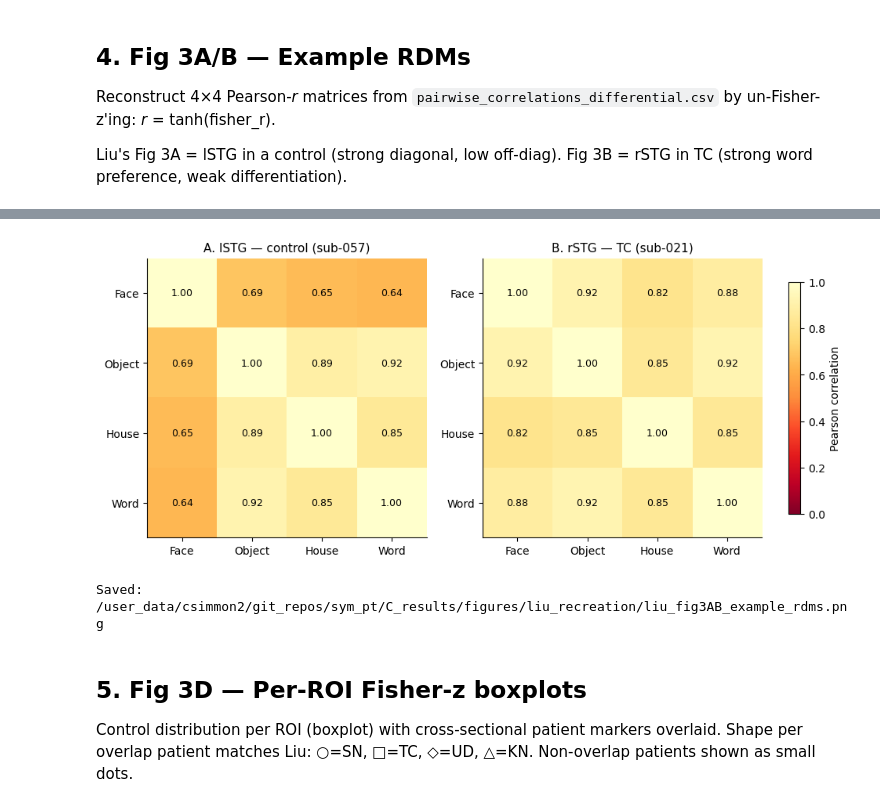
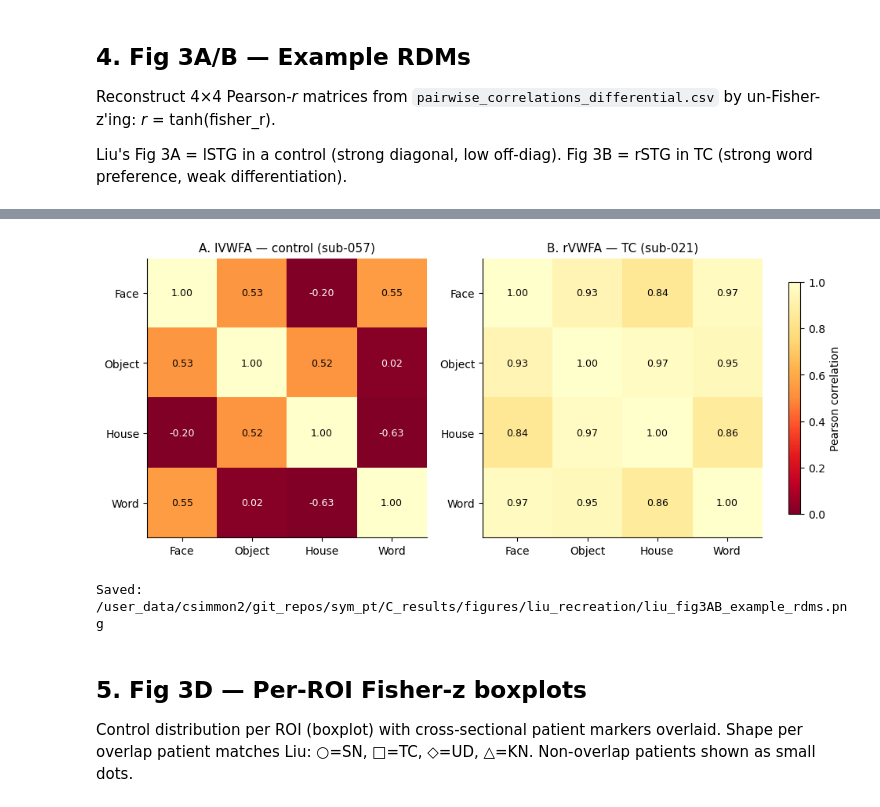
Before and after one commit to cnsimmons/sym_pt, a Jupyter notebook: liu_recreation_xs.ipynb, the cells around one changed output, grey strips where cells are left out. Saved outputs shown, nothing was run; the diff lists cells and outputs as text; code cells hidden in the pictures.

Commit message:
updated figures

```diff
--- a/liu_recreation_xs.ipynb
+++ b/liu_recreation_xs.ipynb
@@ -40,8 +40,8 @@ FIG_DIR  = Path('/user_data/csimmon2/git_repos/sym_pt/C_results/figures/liu_recr
 FIG_DIR.mkdir(parents=True, exist_ok=True)
 
 COPE_SET = 'differential'
-EXCLUDE  = ['sub-017', 'sub-084' 'sub-0079', 'sub-027']                     # polymicrogyria, missing data, need to rerun hemisphere, because I can't troubleshoot tnoght
-
+EXCLUDE  = ['sub-017','sub-027']                     # 1) polymicrogyria, 2) missing data 3) because I can't troubleshoot tonight
+#EXCLUDE = ['sub-017', 'sub-084', 'sub-027']                     # 1) polymicrogyria, 2) missing data 3) because I can't troubleshoot tonight
 EXCLUDE_SES = [('sub-108', 2)]             # T2→T1 registration issue
 
 # Liu code → Claire's sub-ID (3 overlap; SN/OT not in Claire's OTC sample)
@@ -305,6 +305,7 @@ ROI_COLOR = {
     'house_PPA':   '#00cc00',  'house_TOS':   '#66ff66',
     'object_LOC':  'cyan',     'object_pF':   '#0077cc',
     'word_VWFA':   '#ff8800',  'word_STG':    '#ffcc00',
+    'evc':          '#888888',
 }
 ALL_CATS = list(ROI_COLOR.keys())
 
@@ -409,9 +414,7 @@ Liu's Fig 3A = lSTG in a control (strong diagonal, low off-diag). Fig 3B = rSTG
 # %%
-CATS4 = ['face', 'object', 'house', 'word']   # Liu row/col order
-
+CATS4 = ['face', 'object', 'house', 'word']
 
 def reconstruct_rdm(subj_pw):
-    """Build 4×4 Pearson r from fisher_r pair values."""
     M = np.full((4, 4), np.nan)
     for i, a in enumerate(CATS4):
         for j, b in enumerate(CATS4):
@@ -423,48 +426,57 @@ def reconstruct_rdm(subj_pw):
                 M[i, j] = np.tanh(hit['fisher_r'].iloc[0])
     return M
 
-# Pick a representative control with lSTG data
-ctrl_lstg = ctrl_pw[(ctrl_pw['category'] == 'word_STG') & (ctrl_pw['hemi'] == 'l')]
-ctrl_example = sorted(ctrl_lstg['subject_id'].unique())[0] if len(ctrl_lstg) else None
-ctrl_example = 'sub-057'
+# ── Pick ROI (change if needed) ──────────────────────────────────────────
+ROI_CAT  = 'word_VWFA'   # or 'word_STG', 'face_FFA', etc.
+CTRL_HEMI = 'l'
+PT_HEMI   = 'r'
 
-# Patient example: prefer TC (sub-021) for direct Liu comparison; fallback to KN
-def get_pt_rdm(sub, cat, hemi):
-    q = pt_pw[(pt_pw['subject_id'] == sub) & (pt_pw['category'] == cat) & (pt_pw['hemi'] == hemi)]
-    return (reconstruct_rdm(q), q) if len(q) else (None, q)
+# ── Control example ─────────────────────────────────────────────────────
+ctrl_set = ctrl_pw[(ctrl_pw['category'] == ROI_CAT) & (ctrl_pw['hemi'] == CTRL_HEMI)]
+ctrl_example = 'sub-057' if 'sub-057' in ctrl_set['subject_id'].unique() else (
+    sorted(ctrl_set['subject_id'].unique())[0] if len(ctrl_set) else None)
 
-pt_example_sub = None; pt_rdm = None
-for candidate in ['sub-021', 'sub-099', 'sub-044', 'sub-004']:
-    pt_rdm, _ = get_pt_rdm(candidate, 'word_STG', 'r')
-    if pt_rdm is not None and not np.all(np.isnan(pt_rdm[np.triu_indices(4, k=1)])):
-        pt_example_sub = candidate; break
+# ── Patient example — find first candidate with data ────────────────────
+pt_example_sub, pt_rdm = None, None
+for candidate in ['sub-021', 'sub-004', 'sub-010', 'sub-066', 'sub-069', 'sub-078']:
+    q = pt_pw[(pt_pw['subject_id'] == candidate) &
+              (pt_pw['category'] == ROI_CAT) & (pt_pw['hemi'] == PT_HEMI)]
+    if len(q):
+        pt_example_sub = candidate
+        pt_rdm = reconstruct_rdm(q)
+        break
 
+print(f'ROI: {ROI_CAT} | ctrl hemi={CTRL_HEMI}, pt hemi={PT_HEMI}')
 print(f'Control example: {ctrl_example}')
 print(f'Patient example: {pt_example_sub} ({LIU_CODES.get(pt_example_sub, "?")})')
 
-ctrl_q = ctrl_pw[(ctrl_pw['subject_id'] == ctrl_example) & (ctrl_pw['category'] == 'word_STG') & (ctrl_pw['hemi'] == 'l')]
-ctrl_rdm = reconstruct_rdm(ctrl_q)
+if ctrl_example is None or pt_example_sub is None:
+    print('ERROR: no data for one or both panels — change ROI_CAT or hemi')
+else:
+    ctrl_q = ctrl_pw[(ctrl_pw['subject_id'] == ctrl_example) &
+                     (ctrl_pw['category'] == ROI_CAT) & (ctrl_pw['hemi'] == CTRL_HEMI)]
+    ctrl_rdm = reconstruct_rdm(ctrl_q)
 
-fig, axes = plt.subplots(1, 2, figsize=(11, 4.8))
-panels = [
-    (axes[0], ctrl_rdm, f'A. lSTG — control ({ctrl_example})'),
-    (axes[1], pt_rdm,   f'B. rSTG — {LIU_CODES.get(pt_example_sub, pt_example_sub)} ({pt_example_sub})'),
-]
-for ax, M, ttl in panels:
-    im = ax.imshow(M, cmap='YlOrRd_r', vmin=0, vmax=1, aspect='equal')
-    ax.set_xticks(range(4)); ax.set_yticks(range(4))
-    ax.set_xticklabels(['Face', 'Object', 'House', 'Word'], fontsize=10)
-    ax.set_yticklabels(['Face', 'Object', 'House', 'Word'], fontsize=10)
-    ax.set_title(ttl, fontsize=11)
-    for i in range(4):
-        for j in range(4):
-            v = M[i, j]
-            if not np.isnan(v):
-                ax.text(j, i, f'{v:.2f}', ha='center', va='center',
-                        fontsize=9, color='black' if v > 0.5 else 'white')
-cbar = fig.colorbar(im, ax=axes, fraction=0.04, pad=0.04, shrink=0.8)
-cbar.set_label('Pearson correlation')
-plt.savefig(FIG_DIR / 'liu_fig3AB_example_rdms.png', dpi=300, bbox_inches='tight')
-plt.show()
-print(f'Saved: {FIG_DIR}/liu_fig3AB_example_rdms.png')
+    fig, axes = plt.subplots(1, 2, figsize=(11, 4.8))
+    panels = [
+        (axes[0], ctrl_rdm, f'A. {CTRL_HEMI}{ROI_CAT.split("_")[-1]} — control ({ctrl_example})'),
+        (axes[1], pt_rdm,   f'B. {PT_HEMI}{ROI_CAT.split("_")[-1]} — {LIU_CODES.get(pt_example_sub, pt_example_sub)} ({pt_example_sub})'),
+    ]
+    for ax, M, ttl in panels:
+        im = ax.imshow(M, cmap='YlOrRd_r', vmin=0, vmax=1, aspect='equal')
+        ax.set_xticks(range(4)); ax.set_yticks(range(4))
+        ax.set_xticklabels(['Face','Object','House','Word'], fontsize=10)
+        ax.set_yticklabels(['Face','Object','House','Word'], fontsize=10)
+        ax.set_title(ttl, fontsize=11)
+        for i in range(4):
+            for j in range(4):
+                v = M[i, j]
+                if not np.isnan(v):
+                    ax.text(j, i, f'{v:.2f}', ha='center', va='center',
+                            fontsize=9, color='black' if v > 0.5 else 'white')
+    cbar = fig.colorbar(im, ax=axes, fraction=0.04, pad=0.04, shrink=0.8)
+    cbar.set_label('Pearson correlation')
+    plt.savefig(FIG_DIR / 'liu_fig3AB_example_rdms.png', dpi=300, bbox_inches='tight')
+    plt.show()
+    print(f'Saved: {FIG_DIR}/liu_fig3AB_example_rdms.png')
 # %% [output]
@@ -471,6 +484,6 @@ print(f'Saved: {FIG_DIR}/liu_fig3AB_example_rdms.png')
 Control example: sub-057
 Patient example: sub-021 (TC)
-[figure, old version]
+[figure, new version]
 Saved: /user_data/csimmon2/git_repos/sym_pt/C_results/figures/liu_recreation/liu_fig3AB_example_rdms.png
 # %% [markdown]
 ## 5. Fig 3D — Per-ROI Fisher-z boxplots
```
Also changed, not shown: parts of 6 cells of this notebook, 5 other files.
